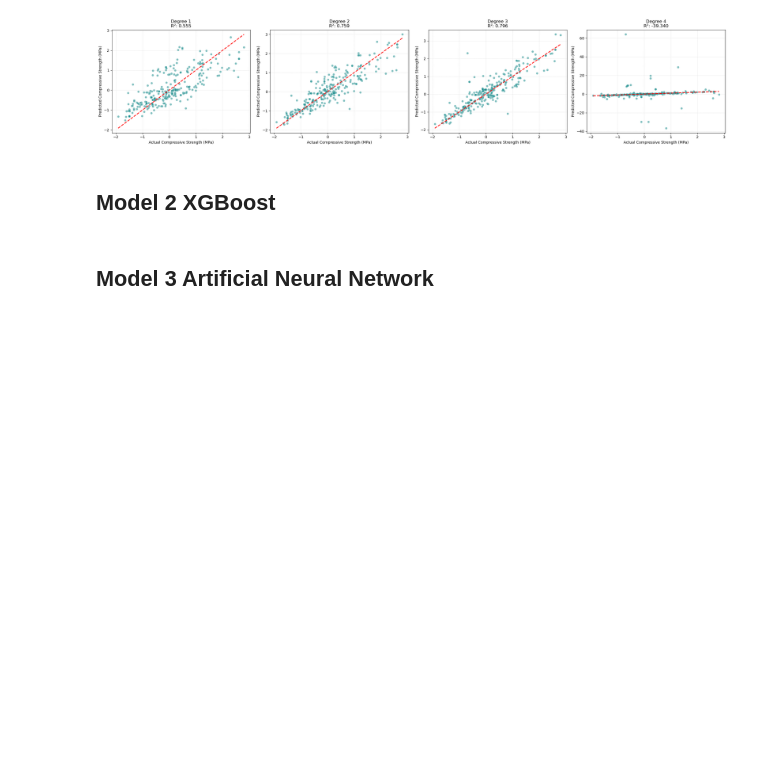
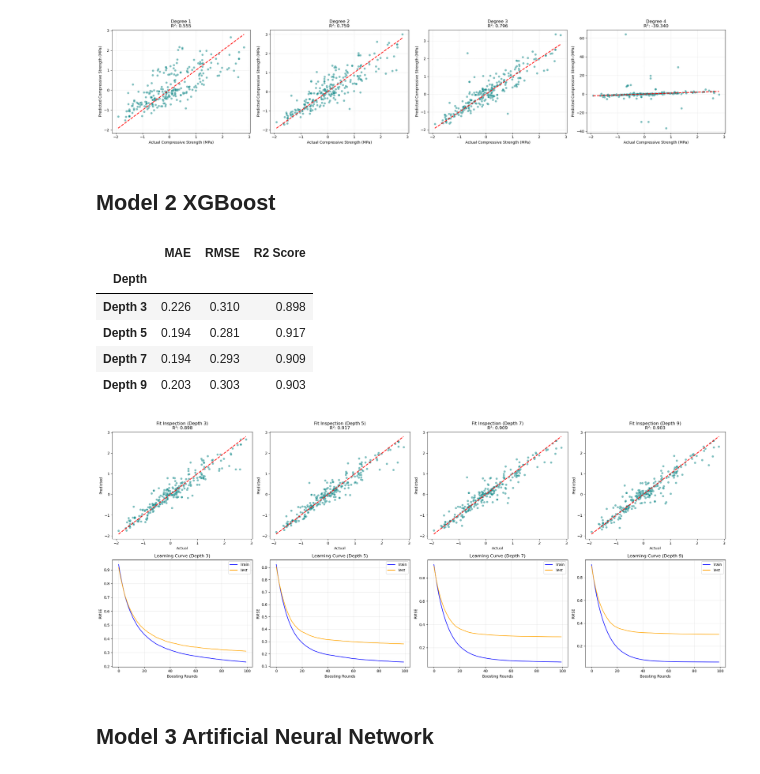
Before and after one commit to Callum7080/MANU-465-Group-Project, a Jupyter notebook: main.ipynb, the cells around one changed output. Cells and saved outputs as stored; diff of their text form; code cells hidden in the pictures; blank space fills up the shorter version.

Commit message:
feat: model 2 XGBoost added

```diff
--- a/main.ipynb
+++ b/main.ipynb
@@ -257,5 +265,73 @@ full_polynomial_analysis(datasets_dict, [1, 2, 3, 4])
 [figure]
 # %% [markdown]
 ## Model 2 XGBoost
+# %%
+def xgboost_analysis(datasets, depths):
+    X_train, X_test = datasets["X Training Data"], datasets["X Test Data"]
+    y_train, y_test = datasets["Y Training Data"], datasets["Y Test Data"]
+
+    stats_list = []
+    num_models = len(depths)
+
+    fig, axes = plt.subplots(2, num_models, figsize=(6 * num_models, 10), sharey=False)
+
+    if num_models == 1:
+        axes = np.reshape(axes, (2, 1))
+
+    for i, n in enumerate(depths):
+
+        model = xgb.XGBRegressor(n_estimators=100, max_depth=n, learning_rate=0.1, random_state=1)
+        model.fit(X_train, y_train, eval_set=[(X_train, y_train), (X_test, y_test)], verbose=False)
+
+        results = model.evals_result()
+        y_pred = model.predict(X_test)
+
+        y_true_1d = np.ravel(y_test)
+        y_pred_1d = np.ravel(y_pred)
+        mse = mean_squared_error(y_true_1d, y_pred_1d)
+        mae = mean_absolute_error(y_true_1d, y_pred_1d)
+        r2 = r2_score(y_true_1d, y_pred_1d)
+
+        stats_list.append({
+            "Depth": f"Depth {n}",
+            "MAE": mae,
+            "RMSE": np.sqrt(mse),
+            "R2 Score": r2
+        })
+
+        sns.scatterplot(x=y_true_1d, y=y_pred_1d, ax=axes[0, i], alpha=0.5, color='teal')
+        lims = [y_true_1d.min(), y_true_1d.max()]
+        axes[0, i].plot(lims, lims, 'r--', lw=2)
+        axes[0, i].set_title(f"Fit Inspection (Depth {n})\nR²: {r2:.3f}")
+        axes[0, i].set_xlabel("Actual")
+        axes[0, i].set_ylabel("Predicted")
+
+        axes[1, i].plot(results['validation_0']['rmse'], label='Train', color='blue')
+        axes[1, i].plot(results['validation_1']['rmse'], label='Test', color='orange')
+        axes[1, i].set_title(f"Learning Curve (Depth {n})")
+        axes[1, i].set_xlabel("Boosting Rounds")
+        axes[1, i].set_ylabel("RMSE")
+        axes[1, i].legend()
+        axes[1, i].grid(True, alpha=0.3)
+
+    summary_df = pd.DataFrame(stats_list).set_index("Depth")
+    styled_table = summary_df.style.highlight_max(subset=['R2 Score'], color="#90ee90") \
+                                   .highlight_min(subset=['MAE', 'RMSE'], color='#90ee90') \
+                                   .format("{:.3f}", subset=['MAE', 'RMSE', 'R2 Score'])
+
+    display(styled_table)
+
+    plt.tight_layout()
+    plt.show()
+
+xgboost_analysis(datasets_dict, [3, 5, 7, 9])
+# %% [output]
+|  | MAE | RMSE | R2 Score |
+| Depth |  |  |  |
+| Depth 3 | 0.226 | 0.310 | 0.898 |
+| Depth 5 | 0.194 | 0.281 | 0.917 |
+| Depth 7 | 0.194 | 0.293 | 0.909 |
+| Depth 9 | 0.203 | 0.303 | 0.903 |
+[figure, added]
 # %% [markdown]
 ## Model 3 Artificial Neural Network
```
Also changed, not shown: parts of 8 cells of this notebook.
